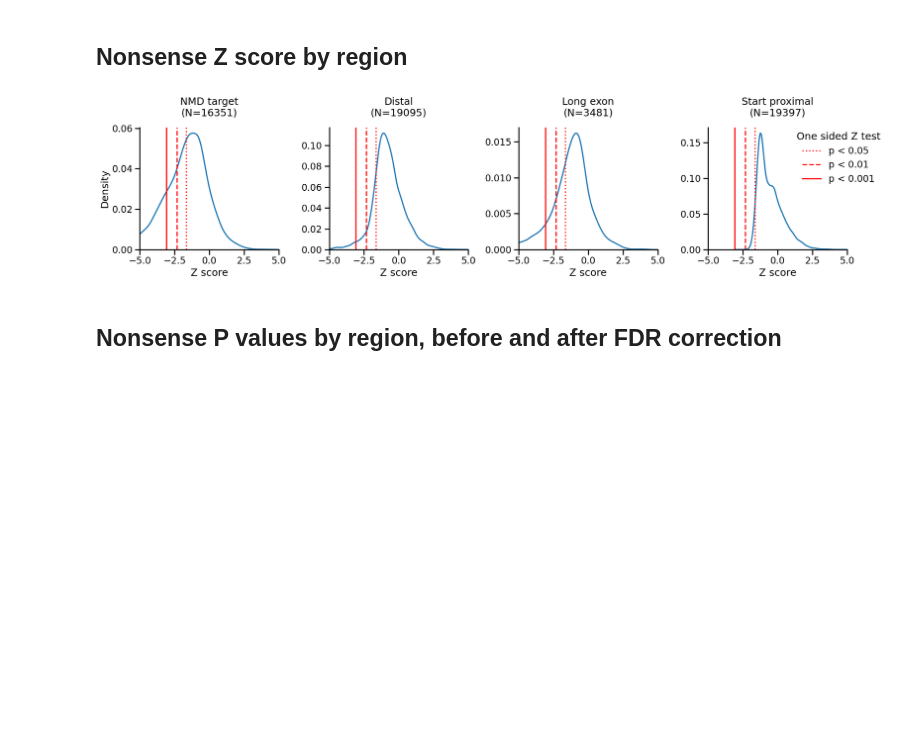
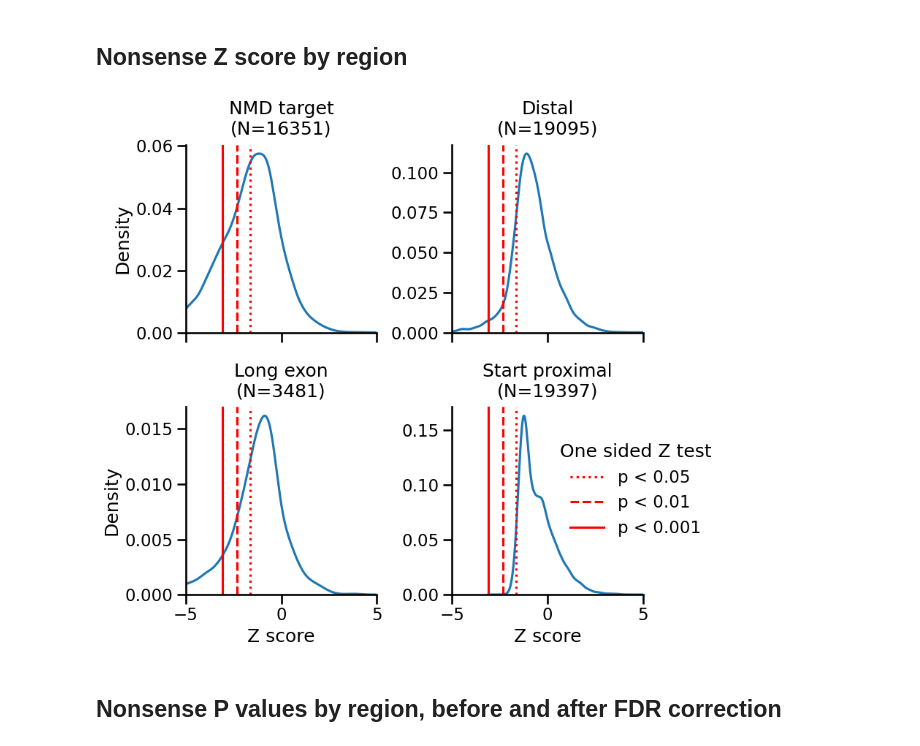
Before and after one commit to alexblakes/regional_nonsense_constraint, a Jupyter notebook: scripts_plots/constraint_plots.ipynb, the cells around one changed output. Saved outputs shown, nothing was run; the diff lists cells and outputs as text; code cells hidden in the pictures; blank space fills up the shorter version.

Commit message:
Update regional nonsense Z constraint plot

```diff
--- a/scripts_plots/constraint_plots.ipynb
+++ b/scripts_plots/constraint_plots.ipynb
@@ -189,39 +189,44 @@ regions_title = ["NMD target", "Distal", "Long exon", "Start proximal"]
 count = [
     df.loc[(df.region == r) & (df.csq == "nonsense"), "z"].count() for r in regions
 ]
 
 g = sns.displot(
     kind="kde",
+    height=4,
     data=df[df.csq == "nonsense"],
     x="z",
     col="region",
     col_order=regions,
+    col_wrap=2,
     facet_kws=dict(sharey=False),
     common_norm=True,
     common_grid=False,
     gridsize=1000,
 )
 g.set(
     xlabel="Z score",
     xlim=(-5, 5),
 )
 
-for ax, r, n in zip(g.axes[0], [r for r in regions_title], count):
-    ax.set_title(f"{r}\n(N={n})", pad=20)
+for ax, r, n in zip(list(g.axes), [r for r in regions_title], count):
+    ax.set_title(f"{r}\n(N={n})", pad=10,)
     ax.axvline(x=norm.isf(0.95), color="r", linestyle=":", label="p < 0.05")
     ax.axvline(x=norm.isf(0.99), color="r", linestyle="--", label="p < 0.01")
     ax.axvline(x=norm.isf(0.999), color="r", linestyle="-", label="p < 0.001")
 
-plt.legend(
+h, l = ax.get_legend_handles_labels()
+legend = g.figure.legend(
+    h, l,
     title="One sided Z test",
     loc="center right",
-    bbox_to_anchor=(1.3, 0.75),
+    bbox_to_anchor=(1.1, 0.3),
     frameon=False,
 )
+
 plt.tight_layout()
-plt.savefig("../plots/constraint_z_in_regions_nonsense.svg", format="svg")
+plt.savefig("../plots/constraint_z_in_regions_nonsense.svg", format="svg", bbox_extra_artists=(legend,), bbox_inches="tight")
 # %% [output]
-[figure, old version]
+[figure, new version]
 # %% [markdown]
 ## Nonsense P values by region, before and after FDR correction
 # %%
```
